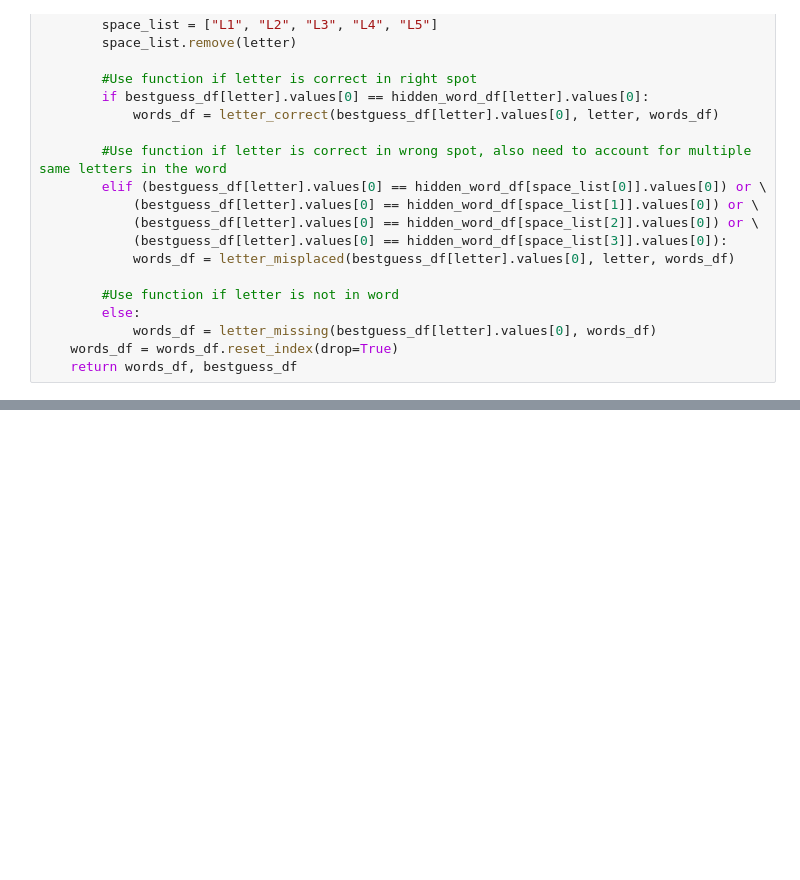
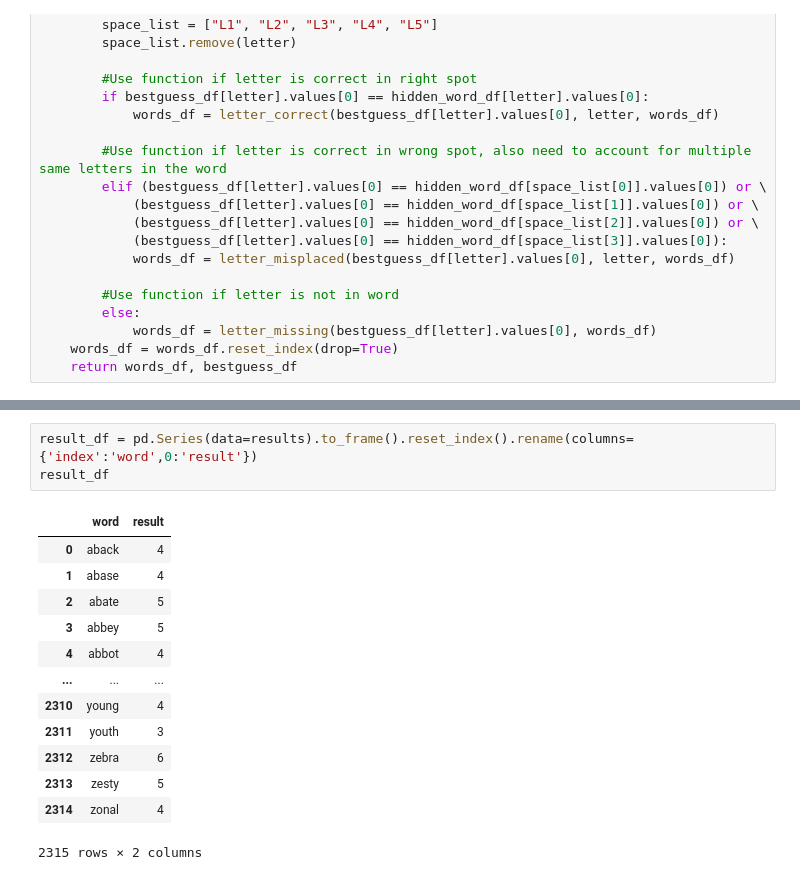
Before and after one commit to Natheirean/Wordle_Solver, a Jupyter notebook: wordle_app.ipynb, the cells around one changed output, grey strips where cells are left out. Cells and saved outputs as stored; diff of their text form; blank space fills up the shorter version.

```diff
--- a/wordle_app.ipynb
+++ b/wordle_app.ipynb
@@ -137,0 +167,17 @@ KeyboardInterrupt:
+# %%
+result_df = pd.Series(data=results).to_frame().reset_index().rename(columns={'index':'word',0:'result'})
+result_df
+# %% [output]
+|  | word | result |
+| 0 | aback | 4 |
+| 1 | abase | 4 |
+| 2 | abate | 5 |
+| 3 | abbey | 5 |
+| 4 | abbot | 4 |
+| ... | ... | ... |
+| 2310 | young | 4 |
+| 2311 | youth | 3 |
+| 2312 | zebra | 6 |
+| 2313 | zesty | 5 |
+| 2314 | zonal | 4 |
+2315 rows × 2 columns
```
Also changed, not shown: parts of 4 cells of this notebook, 2 other files.
